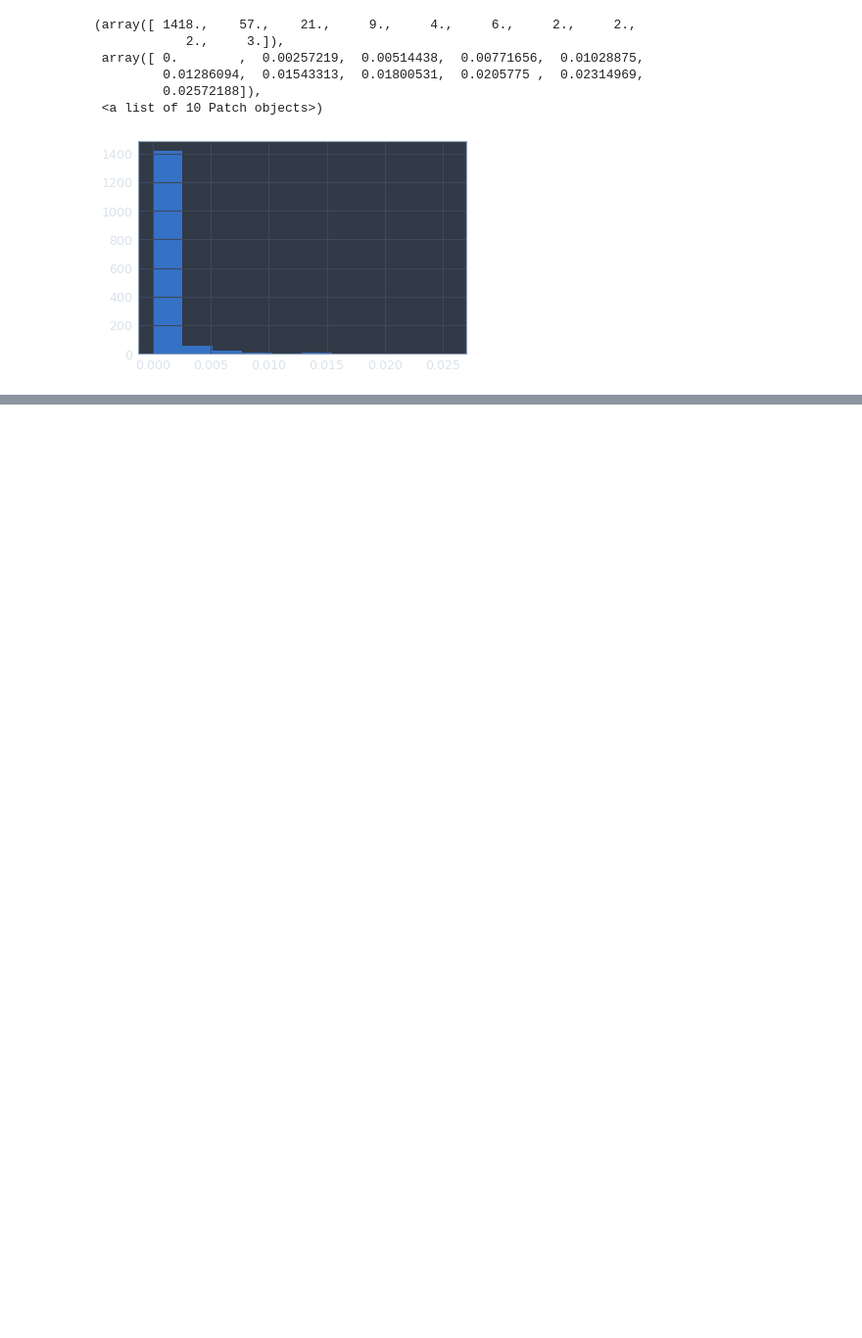
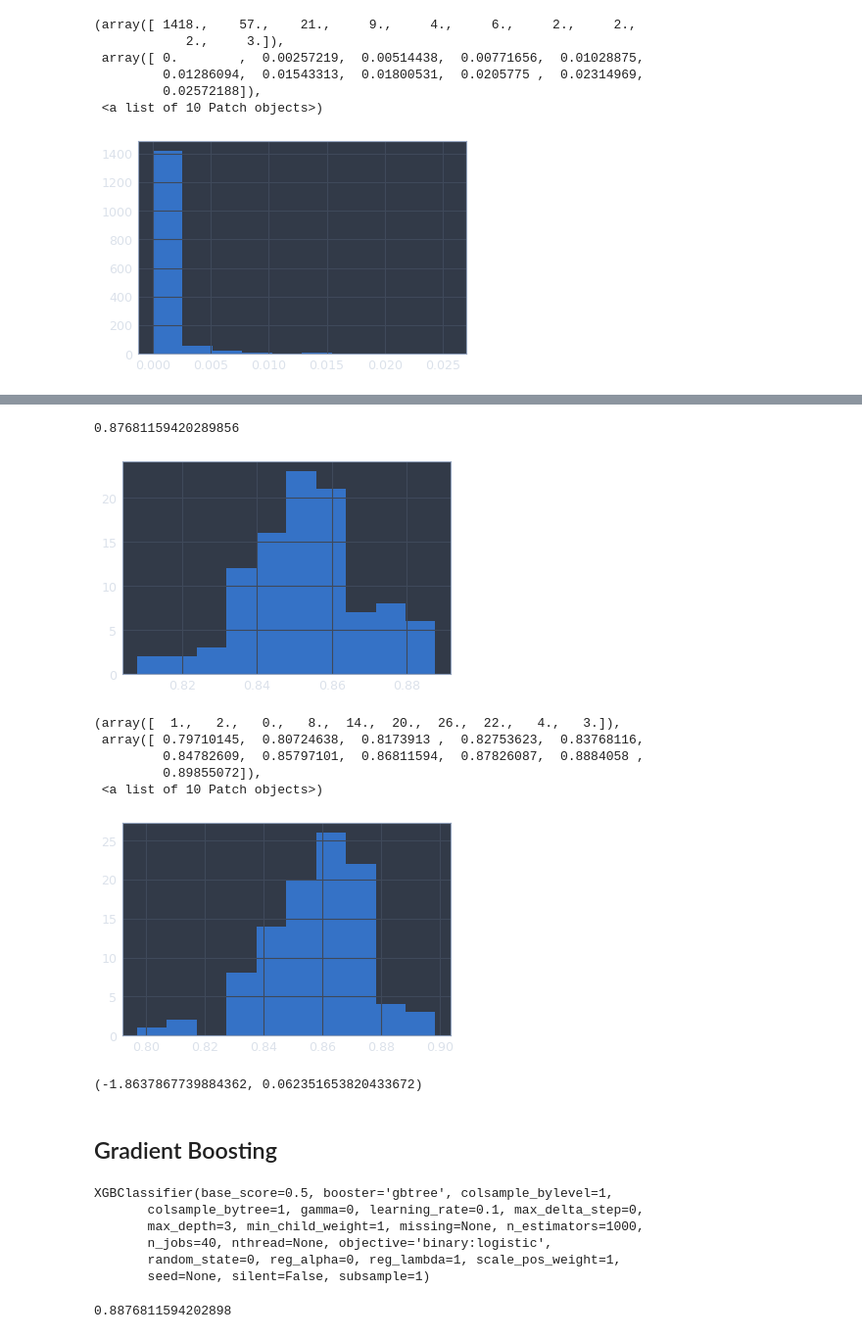
Before and after one commit to yurijvolkov/insilico, a Jupyter notebook: Main.ipynb, the cells around one changed output, grey strips where cells are left out. Shown at 98% size. Drawn from its saved outputs; the diff is of its cells as text; code cells hidden in the pictures; blank space fills up the shorter version.

```diff
--- a/Main.ipynb
+++ b/Main.ipynb
@@ -314,0 +356,22 @@ plt.hist(est.feature_importances_)
+# %%
+mtcs.accuracy_score(test_y, est.predict(test_X_dfs))
+# %% [output]
+0.87681159420289856
+# %%
+plt.hist(acc_p)
+plt.show()
+plt.hist(acc_dfs)
+# %% [output]
+[figure, added]
+(array([  1.,   2.,   0.,   8.,  14.,  20.,  26.,  22.,   4.,   3.]),
+ array([ 0.79710145,  0.80724638,  0.8173913 ,  0.82753623,  0.83768116,
+         0.84782609,  0.85797101,  0.86811594,  0.87826087,  0.8884058 ,
+         0.89855072]),
+ <a list of 10 Patch objects>)
+[figure, added]
+# %%
+ztest(acc_p, acc_dfs)
+# %% [output]
+(-1.8637867739884362, 0.062351653820433672)
+# %% [markdown]
+## Gradient Boosting
@@ -314,0 +384,15 @@ plt.hist(est.feature_importances_)
+# %%
+est = XGBClassifier(n_estimators=1000, n_jobs=40, silent=False)
+
+est.fit(train_X_dfs, train_y, verbose=True)
+# %% [output]
+XGBClassifier(base_score=0.5, booster='gbtree', colsample_bylevel=1,
+       colsample_bytree=1, gamma=0, learning_rate=0.1, max_delta_step=0,
+       max_depth=3, min_child_weight=1, missing=None, n_estimators=1000,
+       n_jobs=40, nthread=None, objective='binary:logistic',
+       random_state=0, reg_alpha=0, reg_lambda=1, scale_pos_weight=1,
+       seed=None, silent=False, subsample=1)
+# %%
+mtcs.accuracy_score(test_y, est.predict(test_X))
+# %% [output]
+0.8876811594202898
```
Also changed, not shown: parts of 16 cells of this notebook.
